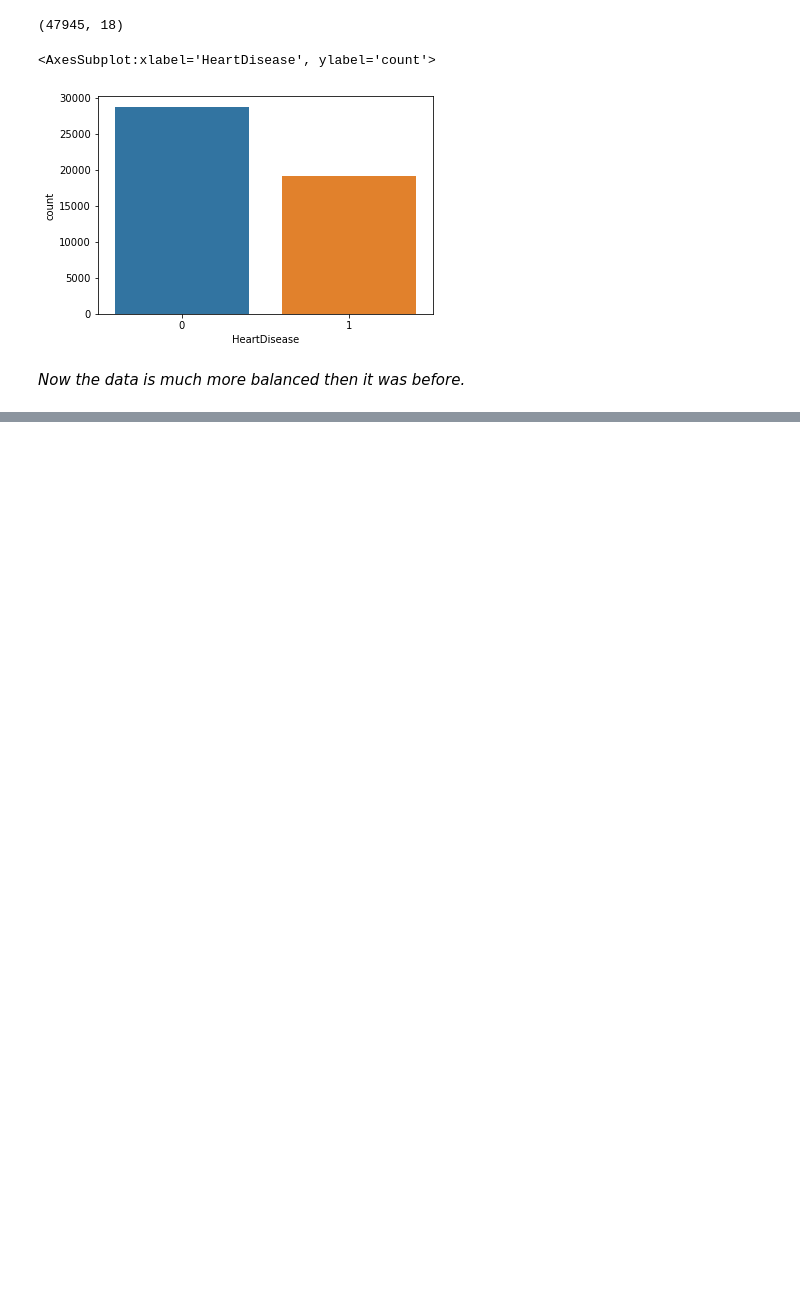
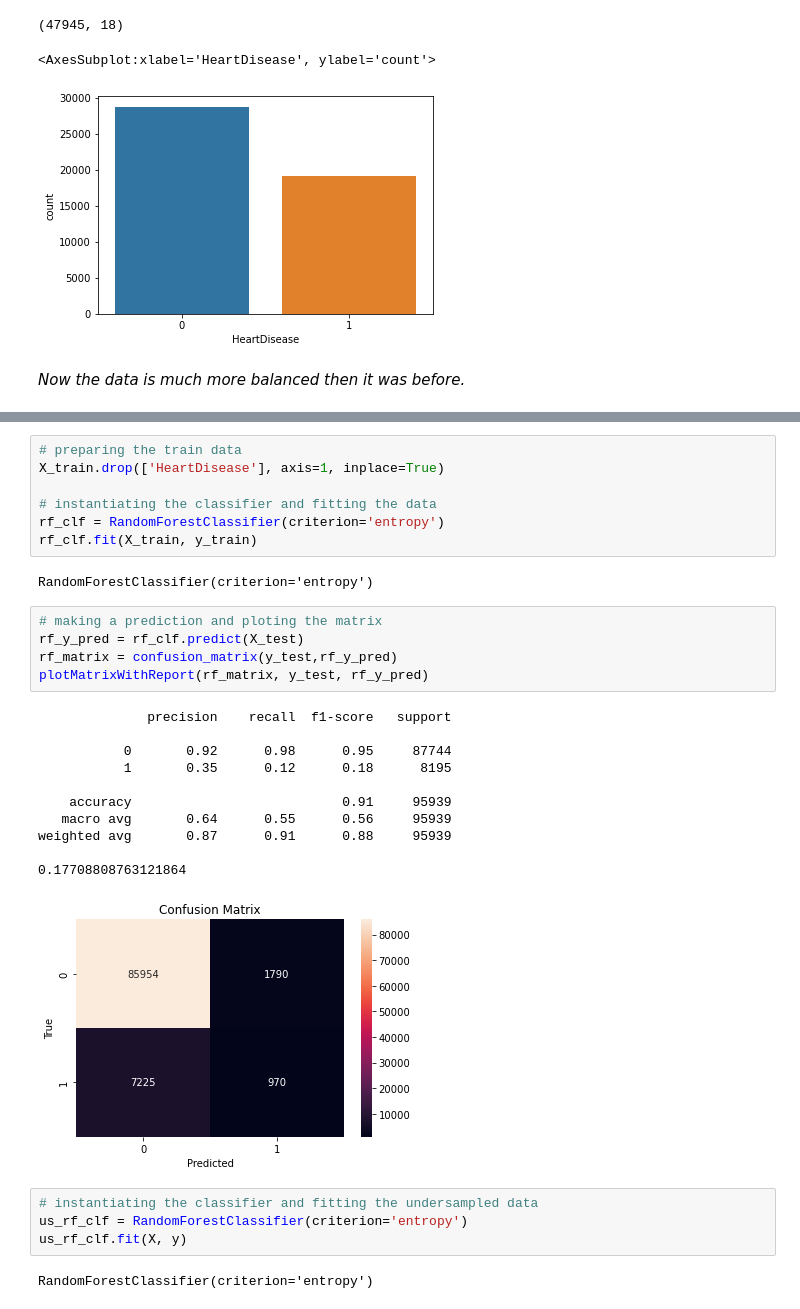
Before and after one commit to VedranSelak/heart-disease-prediction, a Jupyter notebook: heart_disease_final.ipynb, the cells around one changed output, grey strips where cells are left out. Saved outputs shown, nothing was run; the diff lists cells and outputs as text; blank space fills up the shorter version.

```diff
--- a/heart_disease_final.ipynb
+++ b/heart_disease_final.ipynb
@@ -564,0 +552,32 @@ weighted avg       0.90      0.78      0.82     95939
+# %%
+# preparing the train data
+X_train.drop(['HeartDisease'], axis=1, inplace=True)
+
+# instantiating the classifier and fitting the data
+rf_clf = RandomForestClassifier(criterion='entropy')
+rf_clf.fit(X_train, y_train)
+# %% [output]
+RandomForestClassifier(criterion='entropy')
+# %%
+# making a prediction and ploting the matrix
+rf_y_pred = rf_clf.predict(X_test)
+rf_matrix = confusion_matrix(y_test,rf_y_pred)
+plotMatrixWithReport(rf_matrix, y_test, rf_y_pred)
+# %% [output]
+              precision    recall  f1-score   support
+
+           0       0.92      0.98      0.95     87744
+           1       0.35      0.12      0.18      8195
+
+    accuracy                           0.91     95939
+   macro avg       0.64      0.55      0.56     95939
+weighted avg       0.87      0.91      0.88     95939
+
+0.17708808763121864
+[figure, added]
+# %%
+# instantiating the classifier and fitting the undersampled data
+us_rf_clf = RandomForestClassifier(criterion='entropy')
+us_rf_clf.fit(X, y)
+# %% [output]
+RandomForestClassifier(criterion='entropy')
```
Also changed, not shown: parts of 23 cells of this notebook.
